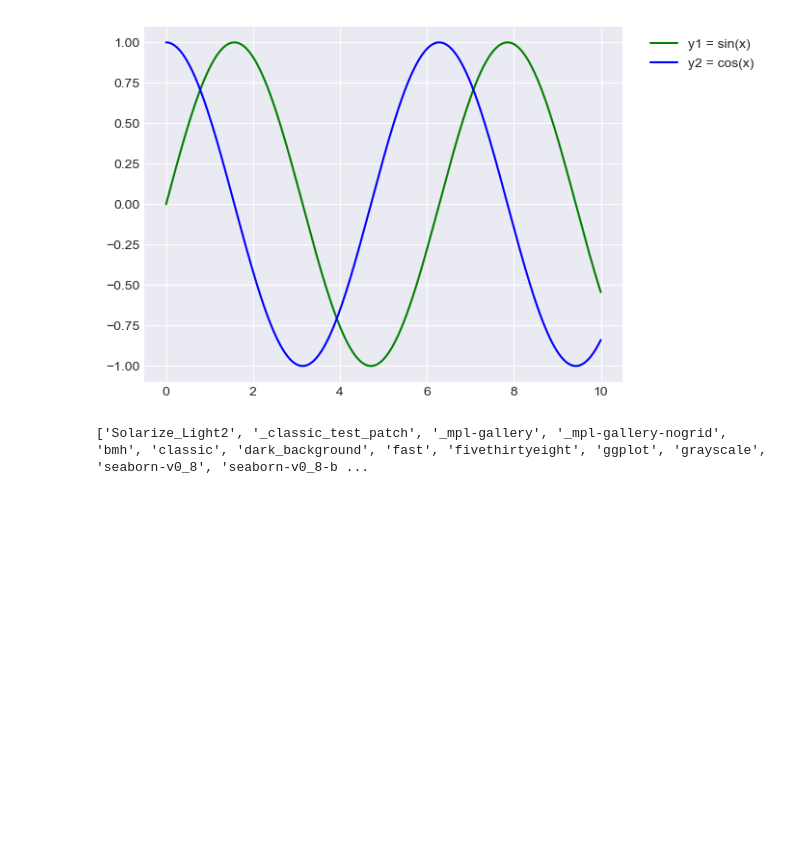
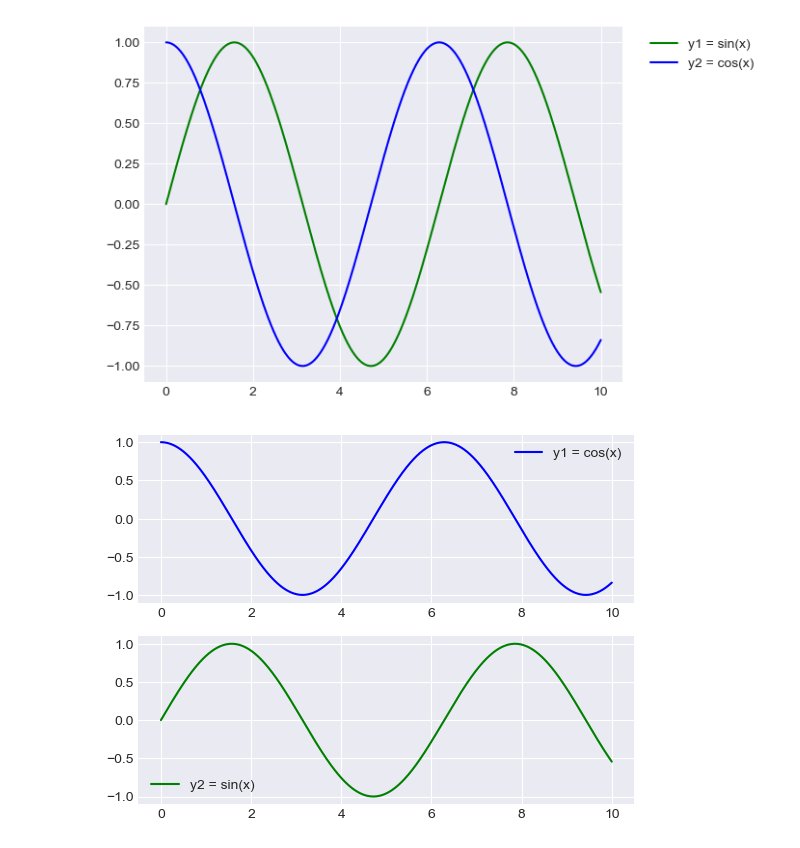
Before and after one commit to a-anuj/Data-Visualization, a Jupyter notebook: practice.ipynb, the cells around one changed output. Cells and saved outputs as stored; diff of their text form; code cells hidden in the pictures; blank space fills up the shorter version.

```diff
--- a/practice.ipynb
+++ b/practice.ipynb
@@ -38,7 +38,20 @@ plt.legend(loc="upper right",bbox_to_anchor=(1.3, 1.0))
 plt.show()
 # %% [output]
 [figure]
-# %%
-print(plt.style.available)
-# %% [output]
-['Solarize_Light2', '_classic_test_patch', '_mpl-gallery', '_mpl-gallery-nogrid', 'bmh', 'classic', 'dark_background', 'fast', 'fivethirtyeight', 'ggplot', 'grayscale', 'seaborn-v0_8', 'seaborn-v0_8-b ...
+# %%
+plt.style.use("seaborn-v0_8-darkgrid")
+plt.subplot(2,1,1)
+x = np.linspace(0,10,1000)
+y1 = np.cos(x)
+plt.plot(x,y1,"b-",label="y1 = cos(x)")
+plt.legend()
+
+
+plt.subplot(2,1,2)
+y2 = np.sin(x)
+plt.plot(x,y2,"g-",label="y2 = sin(x)")
+
+plt.legend()
+plt.show()
+# %% [output]
+[figure, added]
```
